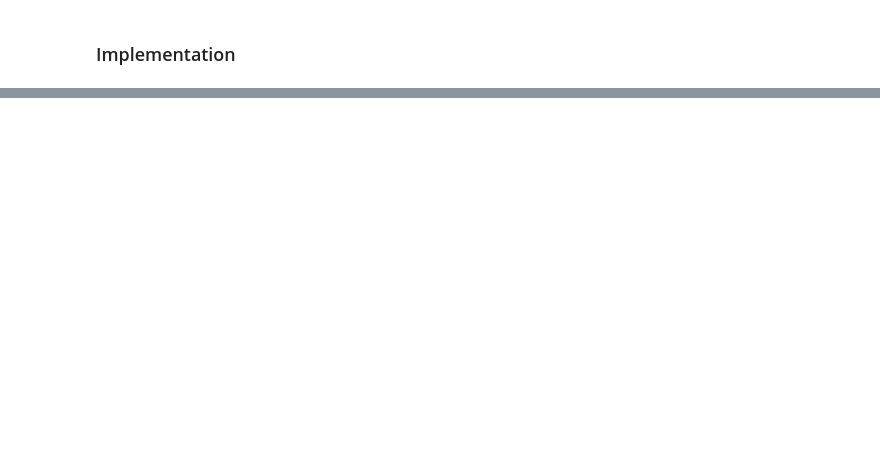
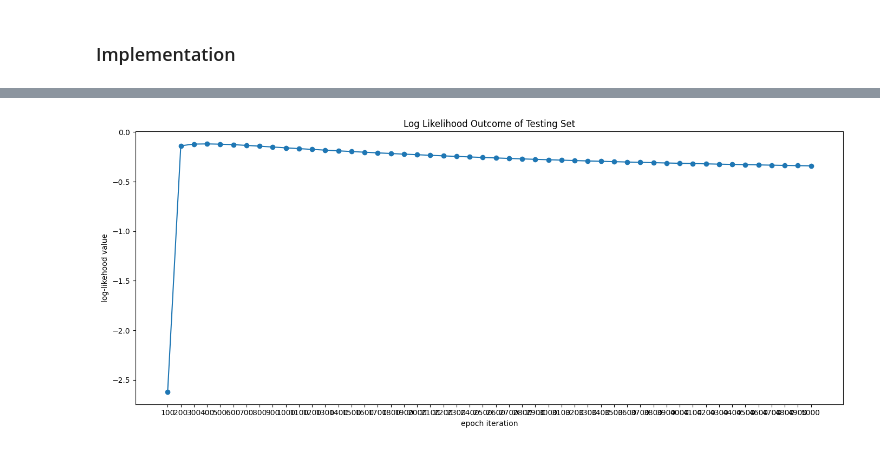
Before and after one commit to tasnimahmed11/applied-ml-spring-2023, a Jupyter notebook: MiniProject_1_Regression.ipynb, the cells around one changed output, grey strips where cells are left out. Cells and saved outputs as stored; diff of their text form; code cells hidden in the pictures; blank space fills up the shorter version.

```diff
--- a/MiniProject_1_Regression.ipynb
+++ b/MiniProject_1_Regression.ipynb
@@ -580,4 +553,5 @@ print(y_cancer.shape)
 ### Train Test Split & Scaling
 # %%
 # Splitting the data into training and testing set
-X_train, X_test, y_train, y_test = train_test_split(X_cancer, y_cancer, random_state = 104, test_size = 0.2, shuffle = True)
+X_train, X_test, y_train, y_test = train_test_split(X_cancer, y_cancer, random_state = 10, test_size = 0.2)
+y_test = y_test.to_numpy()
@@ -669,3 +708,8 @@ print(theta)
+# %%
+log_likelihood_test = logistic_regression_theta(lr, n_iters, X_train_tr, y_train, X_test_tr, y_test)[2]
+plot_graph('Log Likelihood Outcome of Testing Set', n_iters, log_likelihood_test)
+# %% [output]
+[figure, added]
 # %%
 # 7. Use the test set as a validation set and see if you can find a better setting of the hyperparameters.
 # Report the best values you found.
```
Also changed, not shown: parts of 59 cells of this notebook.
